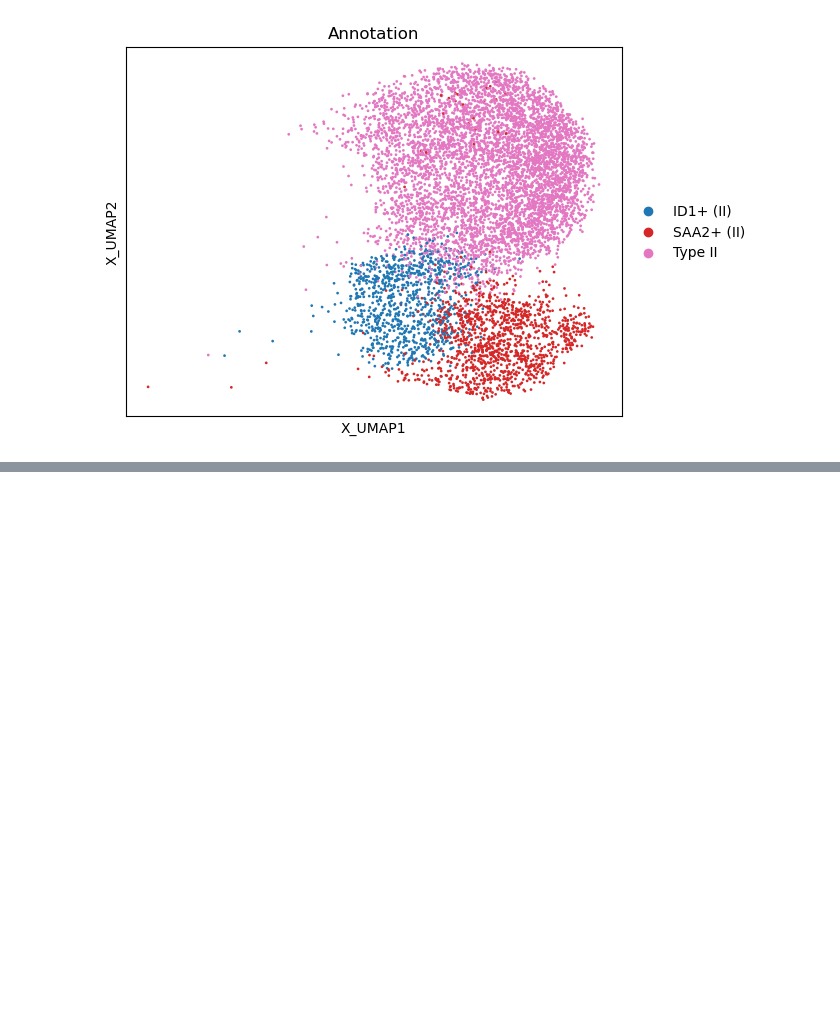
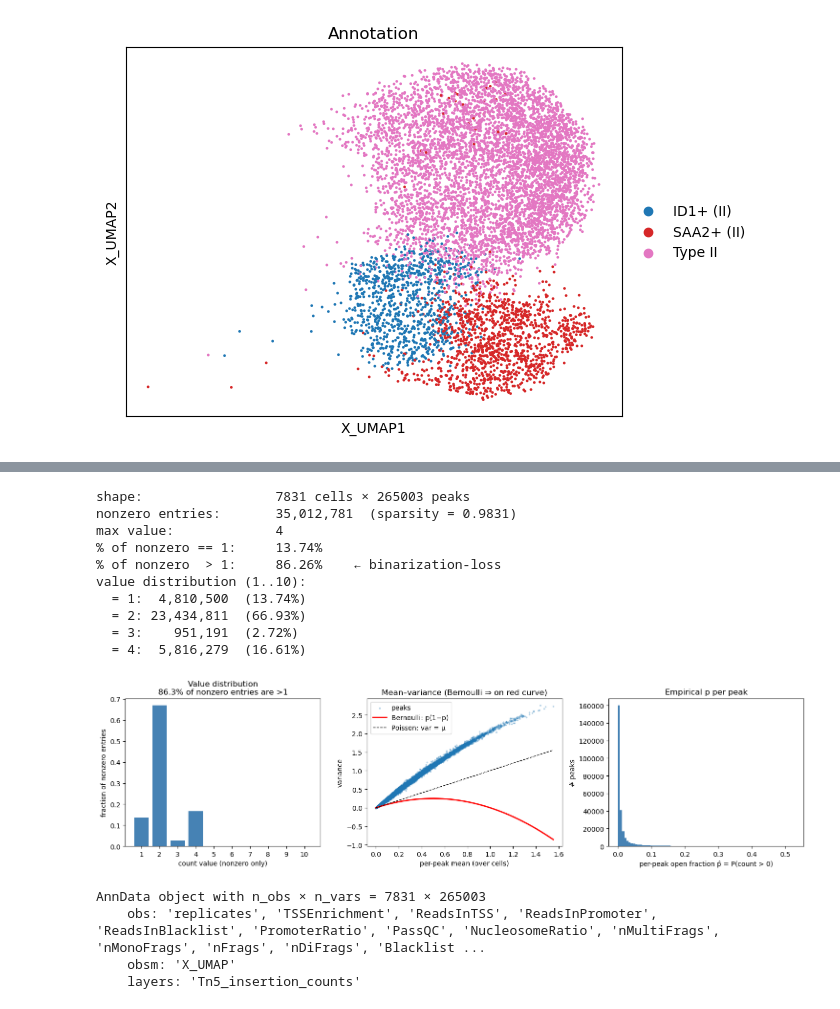
Before and after one commit to sachha-naksha/maxToki-multimodal, a Jupyter notebook: sub-packages/bionemo-maxtoki/src/bionemo/maxtoki/data_prep/skm_human_preproc.ipynb, the cells around one changed output, grey strips where cells are left out. Drawn from its saved outputs; the diff is of its cells as text; code cells hidden in the pictures; blank space fills up the shorter version.

```diff
--- a/sub-packages/bionemo-maxtoki/src/bionemo/maxtoki/data_prep/skm_human_preproc.ipynb
+++ b/sub-packages/bionemo-maxtoki/src/bionemo/maxtoki/data_prep/skm_human_preproc.ipynb
@@ -515,0 +562,2 @@ atac_peaks_adata.write_h5ad("/work/hdd/bgdb/asachan/datasets_proj/SKM_ageing_hum
+# %%
+atac_peaks_adata = sc.read_h5ad('/work/hdd/bgdb/asachan/datasets_proj/SKM_ageing_human/atac_objects/atac_fiber/atac_female_type2.h5ad')
@@ -515,0 +611,69 @@ atac_peaks_adata.write_h5ad("/work/hdd/bgdb/asachan/datasets_proj/SKM_ageing_hum
+# %%
+import numpy as np
+import scipy.sparse as sp
+import matplotlib.pyplot as plt
+
+X = atac_peaks_adata.X
+if not sp.issparse(X): X = sp.csr_matrix(X)
+
+# --- numeric summary ---
+nz = X.data
+n_cells, n_peaks = X.shape
+frac_gt1 = (nz > 1).mean()
+val_dist = np.bincount(nz.astype(int))[:11]   # counts of 0..10 (index 0 ignored)
+
+print(f"shape:                 {n_cells} cells × {n_peaks} peaks")
+print(f"nonzero entries:       {nz.size:,}  (sparsity = {1 - nz.size/(n_cells*n_peaks):.4f})")
+print(f"max value:             {nz.max()}")
+print(f"% of nonzero == 1:     {(nz == 1).mean():.2%}")
+print(f"% of nonzero  > 1:     {frac_gt1:.2%}    ← binarization-loss")
+print(f"value distribution (1..10):")
+for v in range(1, 11):
+    n = (nz == v).sum()
+    if n: print(f"  ={v:2d}: {n:>10,}  ({n/nz.size:.2%})")
+
+# --- per-peak mean & variance, sparse-safe ---
+mean = np.asarray(X.mean(axis=0)).ravel()
+sqmean = np.asarray(X.multiply(X).mean(axis=0)).ravel()
+var  = sqmean - mean**2
+keep = mean > 1e-4
+
+# --- 3-panel diagnostic ---
+fig, ax = plt.subplots(1, 3, figsize=(15, 4.2))
+
+# (1) nonzero value distribution — the headline plot
+counts_by_v = [(nz == v).sum() for v in range(1, 11)]
+ax[0].bar(range(1, 11), np.array(counts_by_v) / nz.size, color='steelblue')
+ax[0].set(xlabel='count value (nonzero only)', ylabel='fraction of nonzero entries',
+          title=f'Value distribution\n{frac_gt1:.1%} of nonzero entries are >1')
+ax[0].set_xticks(range(1, 11))
+
+# (2) mean–variance vs Bernoulli reference
+ax[1].scatter(mean[keep], var[keep], s=3, alpha=0.25, rasterized=True, label='peaks')
+grid = np.linspace(0, mean[keep].max(), 200)
+ax[1].plot(grid, grid * (1 - grid), 'r-', lw=2, label='Bernoulli: p(1−p)')
+ax[1].plot(grid, grid, 'k--', lw=1, label='Poisson: var = μ')
+ax[1].set(xlabel='per-peak mean (over cells)', ylabel='variance',
+          title='Mean–variance (Bernoulli ⇒ on red curve)')
+ax[1].legend()
+
+# (3) per-peak "open fraction" — empirical p̂ if data were binary
+p_peak = np.asarray((X > 0).sum(axis=0)).ravel() / n_cells
+ax[2].hist(p_peak, bins=80, color='steelblue')
+ax[2].set(xlabel='per-peak open fraction p̂ = P(count > 0)',
+          ylabel='# peaks', title='Empirical p per peak')
+
+fig.tight_layout()
+plt.show()
+# %% [output]
+shape:                 7831 cells × 265003 peaks
+nonzero entries:       35,012,781  (sparsity = 0.9831)
+max value:             4
+% of nonzero == 1:     13.74%
+% of nonzero  > 1:     86.26%    ← binarization-loss
+value distribution (1..10):
+  = 1:  4,810,500  (13.74%)
+  = 2: 23,434,811  (66.93%)
+  = 3:    951,191  (2.72%)
+  = 4:  5,816,279  (16.61%)
+[figure, added]
@@ -515,0 +682,7 @@ atac_peaks_adata.write_h5ad("/work/hdd/bgdb/asachan/datasets_proj/SKM_ageing_hum
+# %%
+atac_peaks_adata
+# %% [output]
+AnnData object with n_obs × n_vars = 7831 × 265003
+    obs: 'replicates', 'TSSEnrichment', 'ReadsInTSS', 'ReadsInPromoter', 'ReadsInBlacklist', 'PromoterRatio', 'PassQC', 'NucleosomeRatio', 'nMultiFrags', 'nMonoFrags', 'nFrags', 'nDiFrags', 'Blacklist ...
+    obsm: 'X_UMAP'
+    layers: 'Tn5_insertion_counts'
```
Also changed, not shown: parts of 14 cells of this notebook.
